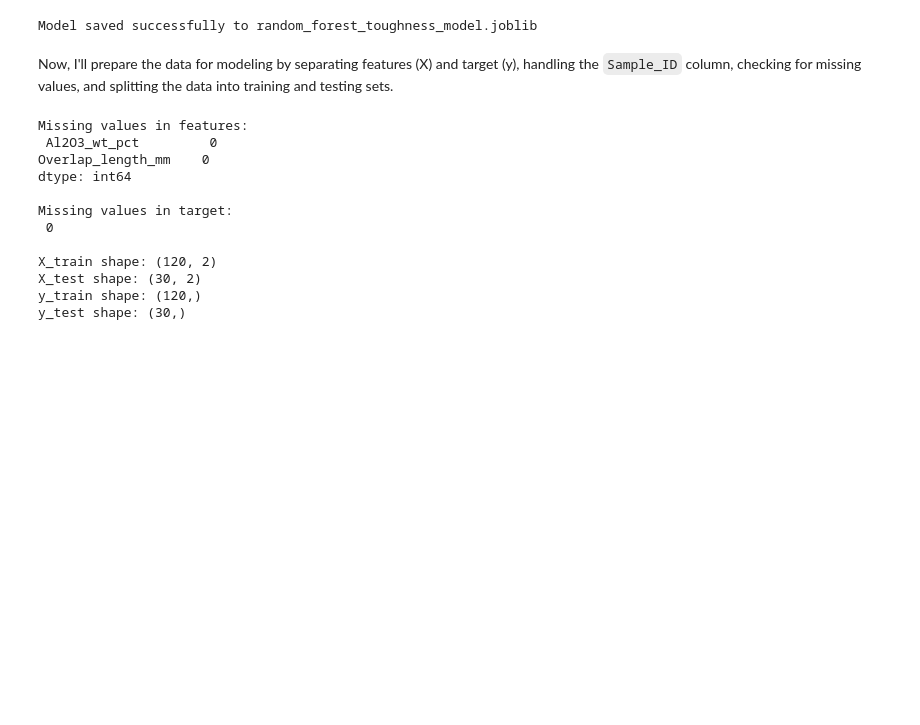
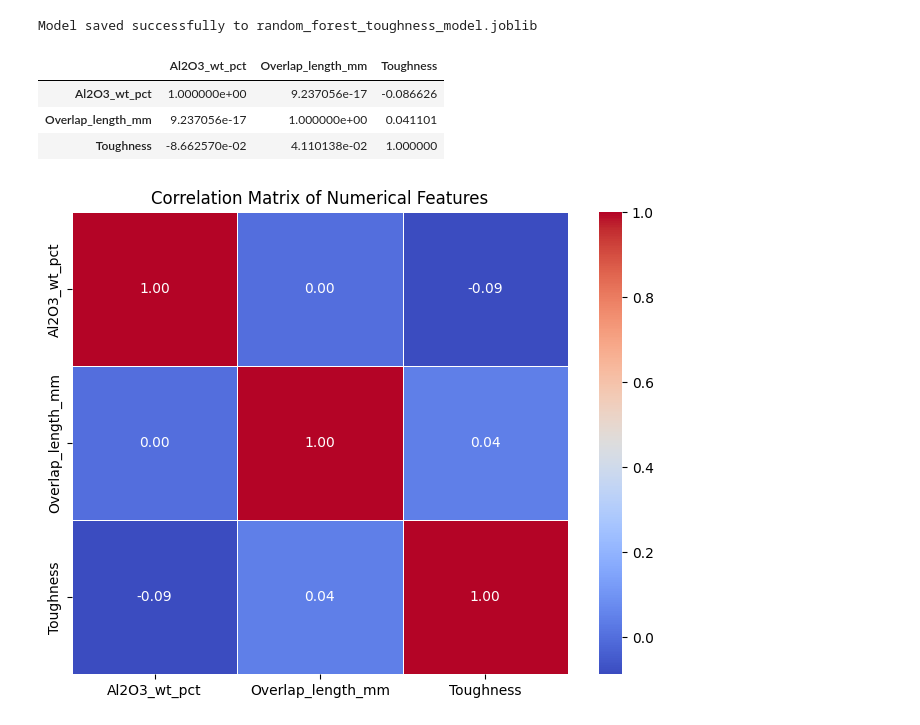
Before and after one commit to skpaul59/Codtyper, a Jupyter notebook: Copy_of_Toughness_Random_Forest_20_Test.ipynb, the cells around one changed output. Saved outputs shown, nothing was run; the diff lists cells and outputs as text; code cells hidden in the pictures; blank space fills up the shorter version.

```diff
--- a/Copy_of_Toughness_Random_Forest_20_Test.ipynb
+++ b/Copy_of_Toughness_Random_Forest_20_Test.ipynb
@@ -209,36 +242,24 @@ joblib.dump(best_rf, model_filename)
 print(f"Model saved successfully to {model_filename}")
 # %% [output]
 Model saved successfully to random_forest_toughness_model.joblib
-# %% [markdown]
-Now, I'll prepare the data for modeling by separating features (X) and target (y), handling the `Sample_ID` column, checking for missing values, and splitting the data into training and testing sets.
-# %%
-from sklearn.model_selection import train_test_split
-
-# Separate features (X) and target (y)
-X = df.drop(['Toughness', 'Sample_ID'], axis=1)
-y = df['Toughness']
-
-# Check for missing values
-print('Missing values in features:\n', X.isnull().sum())
-print('\nMissing values in target:\n', y.isnull().sum())
-
-# Split the data into training and testing sets
-X_train, X_test, y_train, y_test = train_test_split(X, y, test_size=0.2, random_state=42)
-
-print('\nX_train shape:', X_train.shape)
-print('X_test shape:', X_test.shape)
-print('y_train shape:', y_train.shape)
-print('y_test shape:', y_test.shape)
-# %% [output]
-Missing values in features:
- Al2O3_wt_pct         0
-Overlap_length_mm    0
-dtype: int64
-
-Missing values in target:
- 0
-
-X_train shape: (120, 2)
-X_test shape: (30, 2)
-y_train shape: (120,)
-y_test shape: (30,)
+# %%
+import matplotlib.pyplot as plt
+import seaborn as sns
+
+# Calculate the correlation matrix for numerical columns
+correlation_matrix = df.select_dtypes(include=['number']).corr()
+
+# Display the correlation matrix
+display(correlation_matrix)
+
+# Create a heatmap for better visualization
+plt.figure(figsize=(8, 6))
+sns.heatmap(correlation_matrix, annot=True, cmap='coolwarm', fmt='.2f', linewidths=.5)
+plt.title('Correlation Matrix of Numerical Features')
+plt.show()
+# %% [output]
+|  | Al2O3_wt_pct | Overlap_length_mm | Toughness |
+| Al2O3_wt_pct | 1.000000e+00 | 9.237056e-17 | -0.086626 |
+| Overlap_length_mm | 9.237056e-17 | 1.000000e+00 | 0.041101 |
+| Toughness | -8.662570e-02 | 4.110138e-02 | 1.000000 |
+[figure, added]
```
Also changed, not shown: parts of 2 cells of this notebook.
